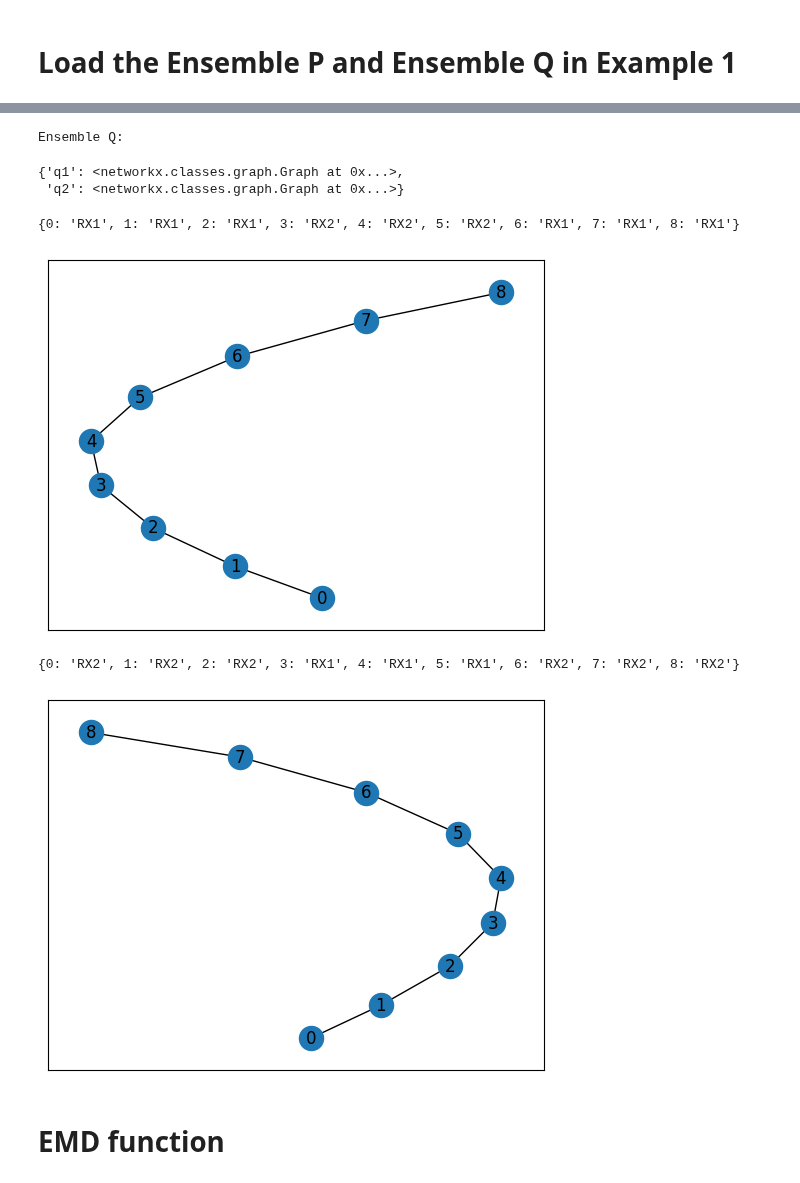
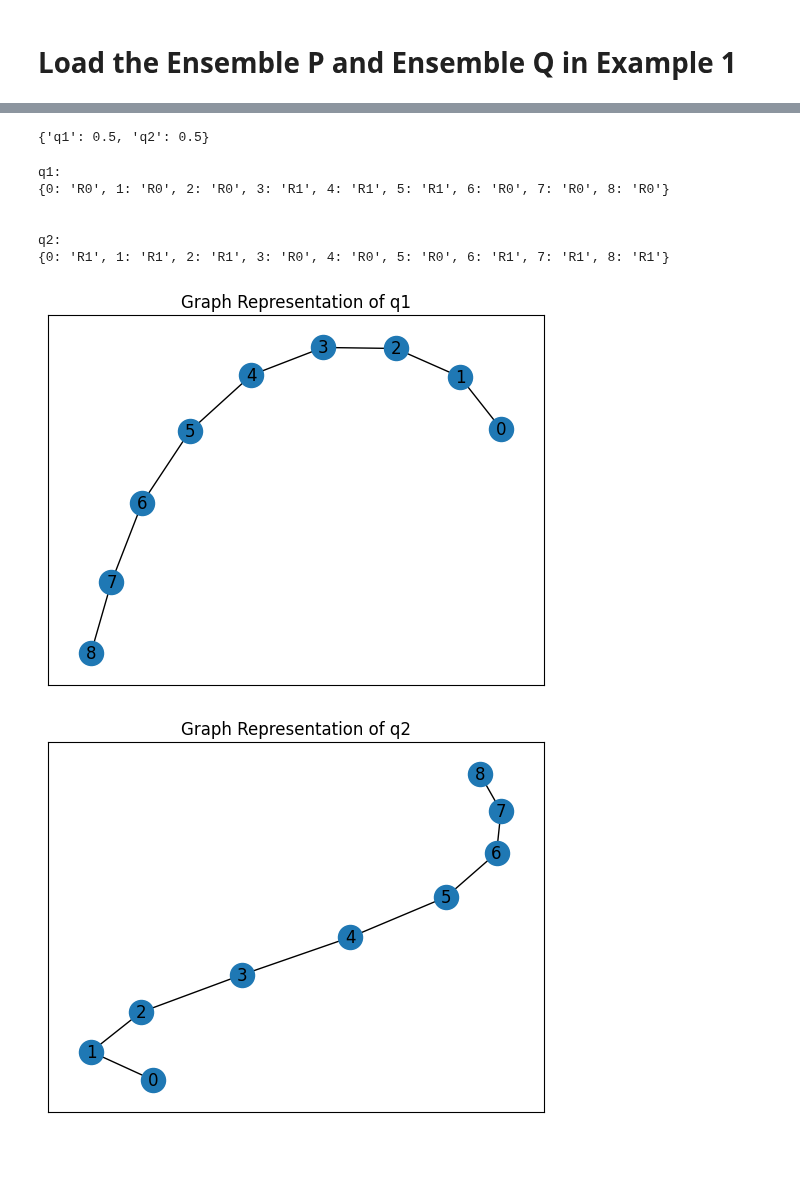
Before and after one commit to olsenlabmit/Polymer-Ensemble-Similarity, a Jupyter notebook: notebook/Example1_Two_Component_Polymer_Ensemble_Colab.ipynb, the cells around one changed output, grey strips where cells are left out. Drawn from its saved outputs; the diff is of its cells as text; code cells hidden in the pictures; blank space fills up the shorter version.

```diff
--- a/notebook/Example1_Two_Component_Polymer_Ensemble_Colab.ipynb
+++ b/notebook/Example1_Two_Component_Polymer_Ensemble_Colab.ipynb
@@ -130,21 +154,28 @@ Ensemble_Q = networkx_feat(
     MON_SMILES="tables/SMILES_monomer.txt",
     FEAT="onehot",
 )
-print("Ensemble Q: ")
-Ensemble_Q
+
+Ensemble_Q_indexs = list(Ensemble_Q.keys())
+Ensemble_Q_indexs.sort(key=sortFunc)
-# %% [output]
-Ensemble Q:
-{'q1': <networkx.classes.graph.Graph at 0x...>,
- 'q2': <networkx.classes.graph.Graph at 0x...>}
-# %%
-plot.graph(Ensemble_Q["q1"])
-# %% [output]
-{0: 'RX1', 1: 'RX1', 2: 'RX1', 3: 'RX2', 4: 'RX2', 5: 'RX2', 6: 'RX1', 7: 'RX1', 8: 'RX1'}
-[figure, removed]
-# %%
-plot.graph(Ensemble_Q["q2"])
-# %% [output]
-{0: 'RX2', 1: 'RX2', 2: 'RX2', 3: 'RX1', 4: 'RX1', 5: 'RX1', 6: 'RX2', 7: 'RX2', 8: 'RX2'}
-[figure, removed]
-# %% [markdown]
-# EMD function
+# %%
+with open('./dataset/Example1/Ensemble_Q_weight.json','r') as json_file:
+       Ensemble_Q_weight = json.load(json_file)
+print(Ensemble_Q_weight)
+# %% [output]
+{'q1': 0.5, 'q2': 0.5}
+# %%
+for i in range(0,len(Ensemble_Q_indexs)):
+    plt.figure()
+    plt.title("Graph Representation of " + Ensemble_Q_indexs[i])
+    print(Ensemble_Q_indexs[i]+": ")
+    plot.graph(Ensemble_Q[Ensemble_Q_indexs[i]])
+    print("\n")
+# %% [output]
+q1:
+{0: 'R0', 1: 'R0', 2: 'R0', 3: 'R1', 4: 'R1', 5: 'R1', 6: 'R0', 7: 'R0', 8: 'R0'}
+
+
+q2:
+{0: 'R1', 1: 'R1', 2: 'R1', 3: 'R0', 4: 'R0', 5: 'R0', 6: 'R1', 7: 'R1', 8: 'R1'}
+[figure, added]
+[figure, added]
```
Also changed, not shown: parts of 20 cells of this notebook.
